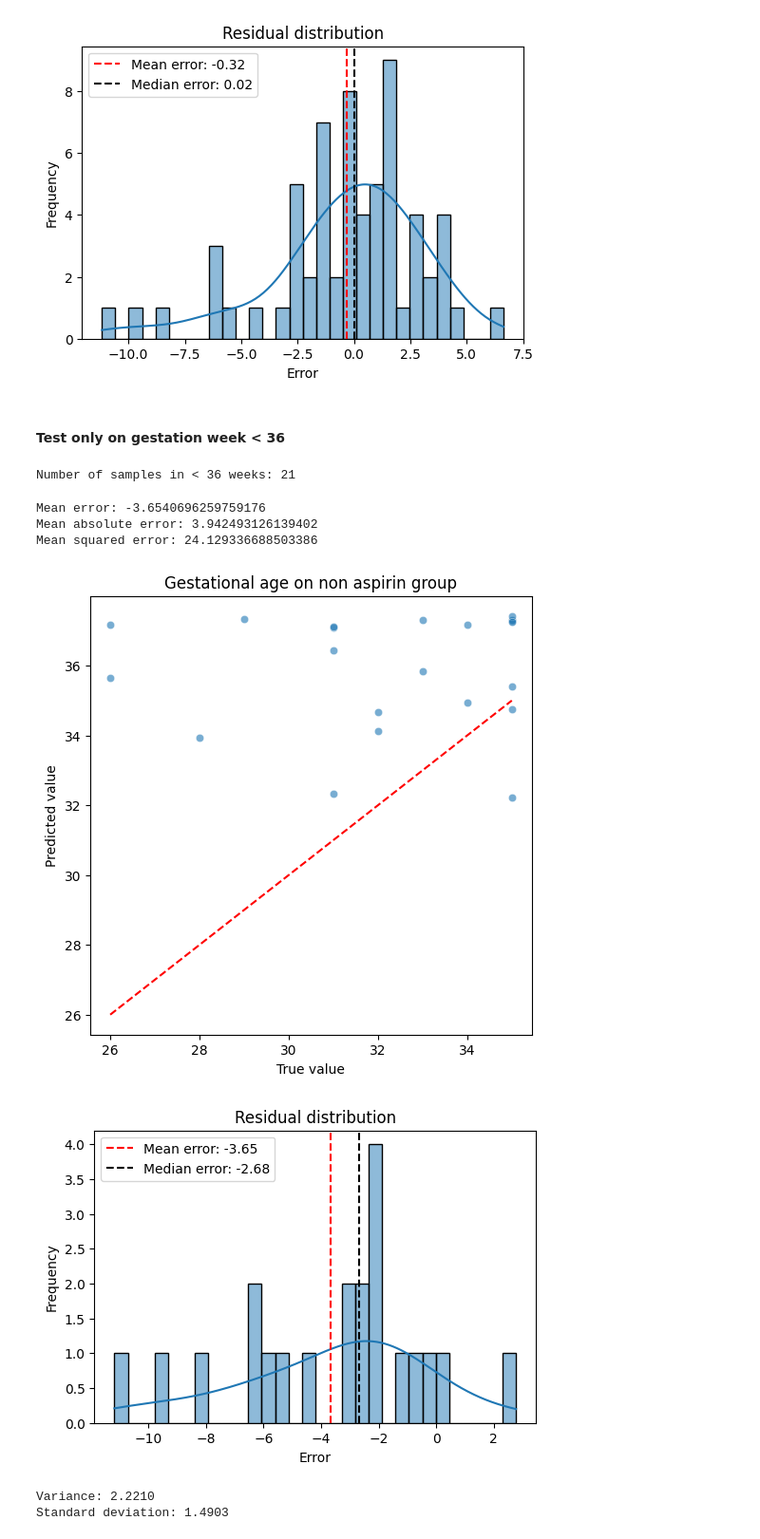
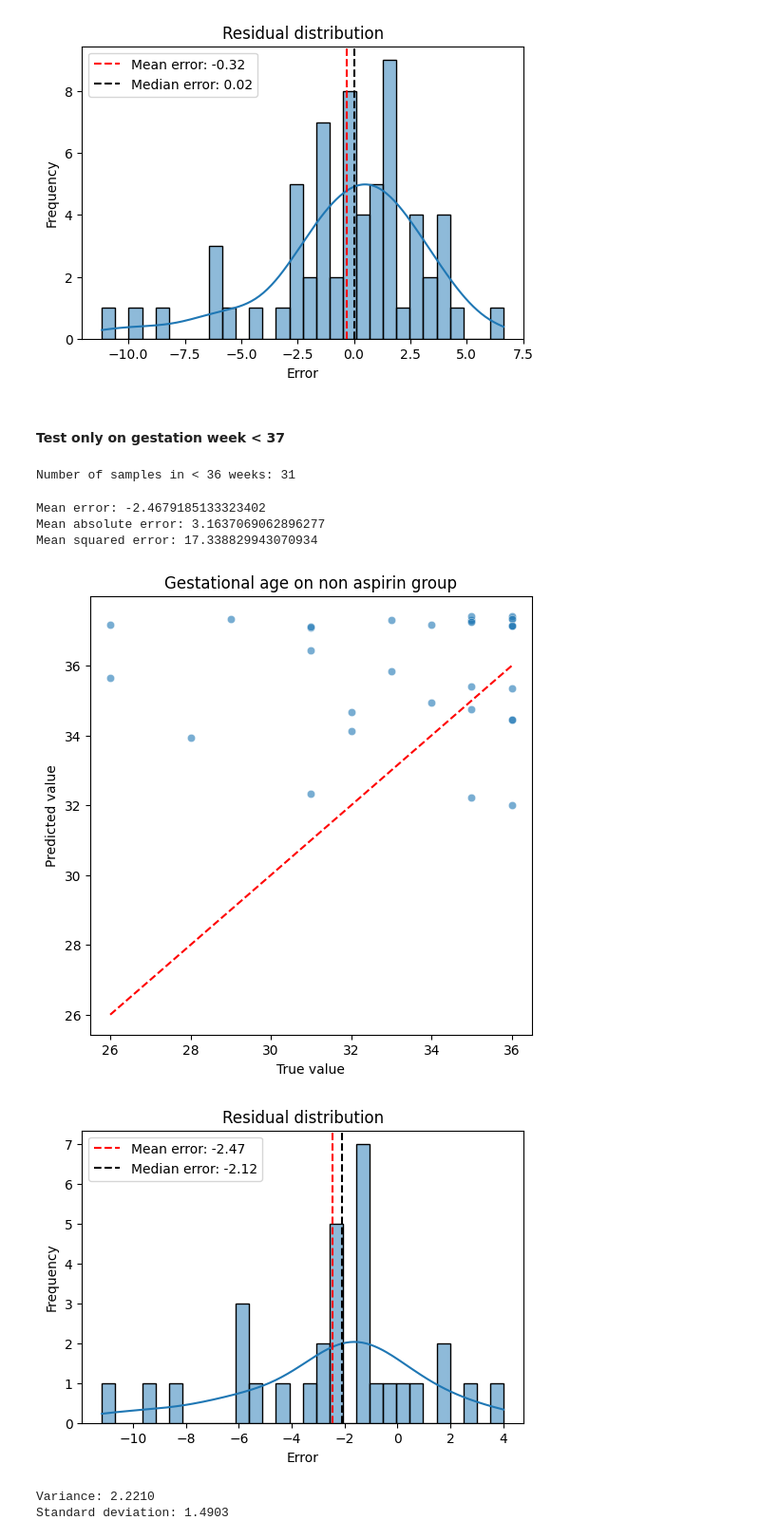
Before and after one commit to longna88/ga-shift-prediction, a Jupyter notebook: Shift_prediction.ipynb, the cells around one changed output. Shown: that part at 95% size. Cells and saved outputs as stored; diff of their text form; code cells hidden in the pictures.

```diff
--- a/Shift_prediction.ipynb
+++ b/Shift_prediction.ipynb
@@ -363,21 +366,24 @@ Mean squared error: 11.285061905585568
 [figure]
 [figure]
 # %% [markdown]
-#### Test only on gestation week < 36
+#### Test only on gestation week < 37
 # %%
-non_asa_test = non_asa[non_asa['Gaweek'] < 36]
+non_asa_test = non_asa[non_asa['Gaweek'] < 37]
 print(f'Number of samples in < 36 weeks: {non_asa_test.shape[0]}')
 # %% [output]
-Number of samples in < 36 weeks: 21
+Number of samples in < 36 weeks: 31
+# %%
+X_non_asa_37 = non_asa_test.drop(['Gaweek'], axis=1)
+y_non_asa_37 = non_asa_test['Gaweek']
 # %%
-y_pred_non_asa_36 = pipe_rf.predict(X_non_asa_36)
-calculate_shift(y_non_asa_36, y_pred_non_asa_36)
+y_pred_non_asa_37 = pipe_rf.predict(X_non_asa_37)
+calculate_shift(y_non_asa_37, y_pred_non_asa_37)
 # %% [output]
-Mean error: -3.6540696259759176
-Mean absolute error: 3.942493126139402
-Mean squared error: 24.129336688503386
+Mean error: -2.4679185133323402
+Mean absolute error: 3.1637069062896277
+Mean squared error: 17.338829943070934
-[figure, old version]
+[figure, new version]
-[figure, old version]
+[figure, new version]
 # %%
 # Predictions on train data
 y_train_pred = pipe_rf.predict(X)
```
Also changed, not shown: parts of 2 cells of this notebook.
